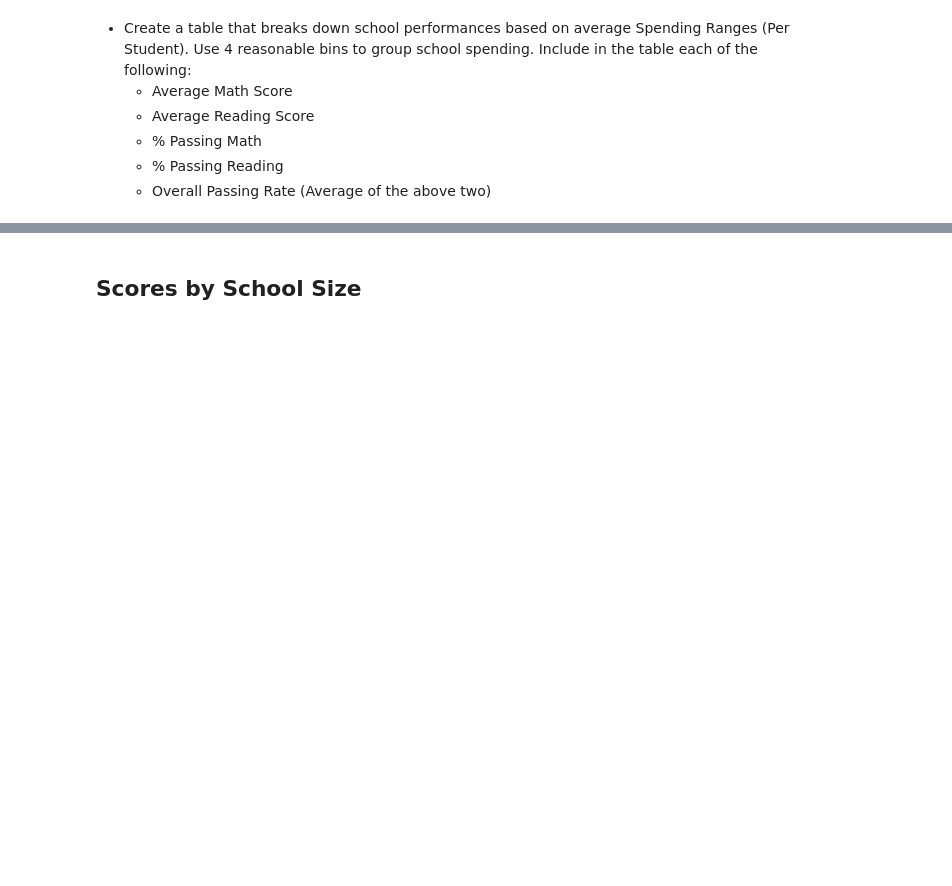
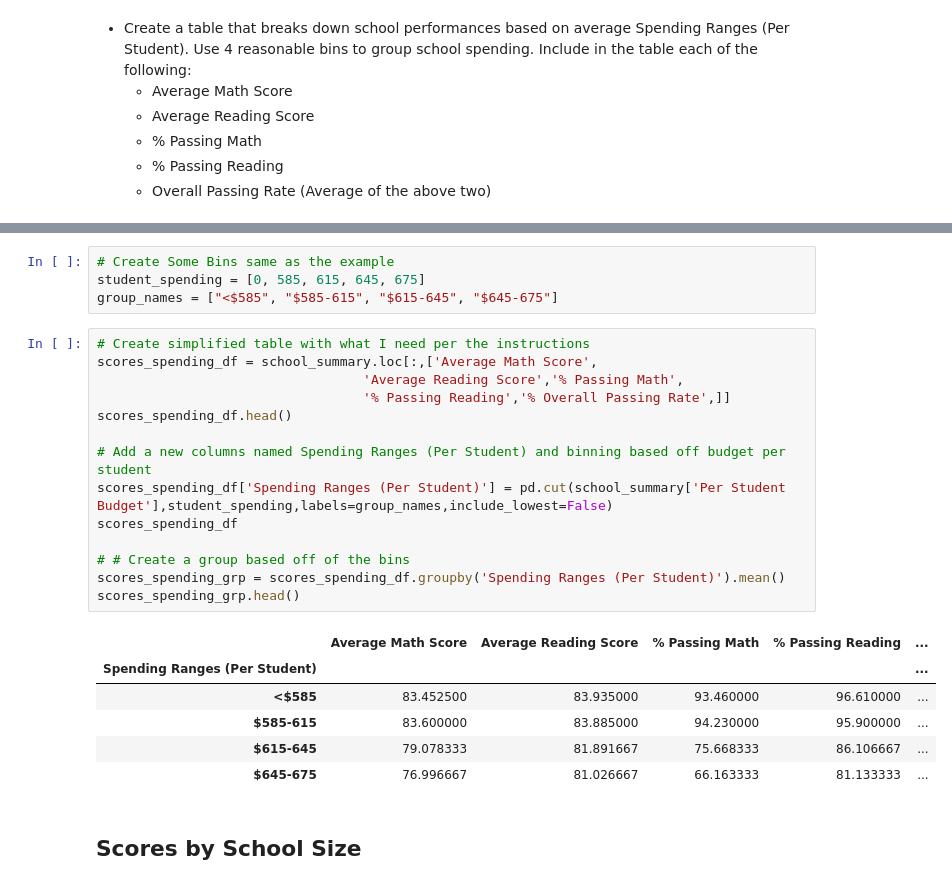
Before and after one commit to andyob715/Pandas_Challenge, a Jupyter notebook: Instructions/PyCitySchools/PyCitySchools_starter.ipynb, the cells around one changed output, grey strips where cells are left out. Cells and saved outputs as stored; diff of their text form; blank space fills up the shorter version.

```diff
--- a/Instructions/PyCitySchools/PyCitySchools_starter.ipynb
+++ b/Instructions/PyCitySchools/PyCitySchools_starter.ipynb
@@ -288,3 +280,28 @@ school_avg_df_r
+# %%
+# Create Some Bins same as the example
+student_spending = [0, 585, 615, 645, 675]
+group_names = ["<$585", "$585-615", "$615-645", "$645-675"]
+# %%
+# Create simplified table with what I need per the instructions
+scores_spending_df = school_summary.loc[:,['Average Math Score',
+                                  'Average Reading Score','% Passing Math',
+                                  '% Passing Reading','% Overall Passing Rate',]]
+scores_spending_df.head()
+
+# Add a new columns named Spending Ranges (Per Student) and binning based off budget per student
+scores_spending_df['Spending Ranges (Per Student)'] = pd.cut(school_summary['Per Student Budget'],student_spending,labels=group_names,include_lowest=False)
+scores_spending_df
+
+# # Create a group based off of the bins
+scores_spending_grp = scores_spending_df.groupby('Spending Ranges (Per Student)').mean()
+scores_spending_grp.head()
+# %% [output]
+|  | Average Math Score | Average Reading Score | % Passing Math | % Passing Reading | ... |
+| Spending Ranges (Per Student) |  |  |  |  | ... |
+| <$585 | 83.452500 | 83.935000 | 93.460000 | 96.610000 | ... |
+| $585-615 | 83.600000 | 83.885000 | 94.230000 | 95.900000 | ... |
+| $615-645 | 79.078333 | 81.891667 | 75.668333 | 86.106667 | ... |
+| $645-675 | 76.996667 | 81.026667 | 66.163333 | 81.133333 | ... |
 # %% [markdown]
 ## Scores by School Size
 # %% [markdown]
```
Also changed, not shown: parts of 9 cells of this notebook.
